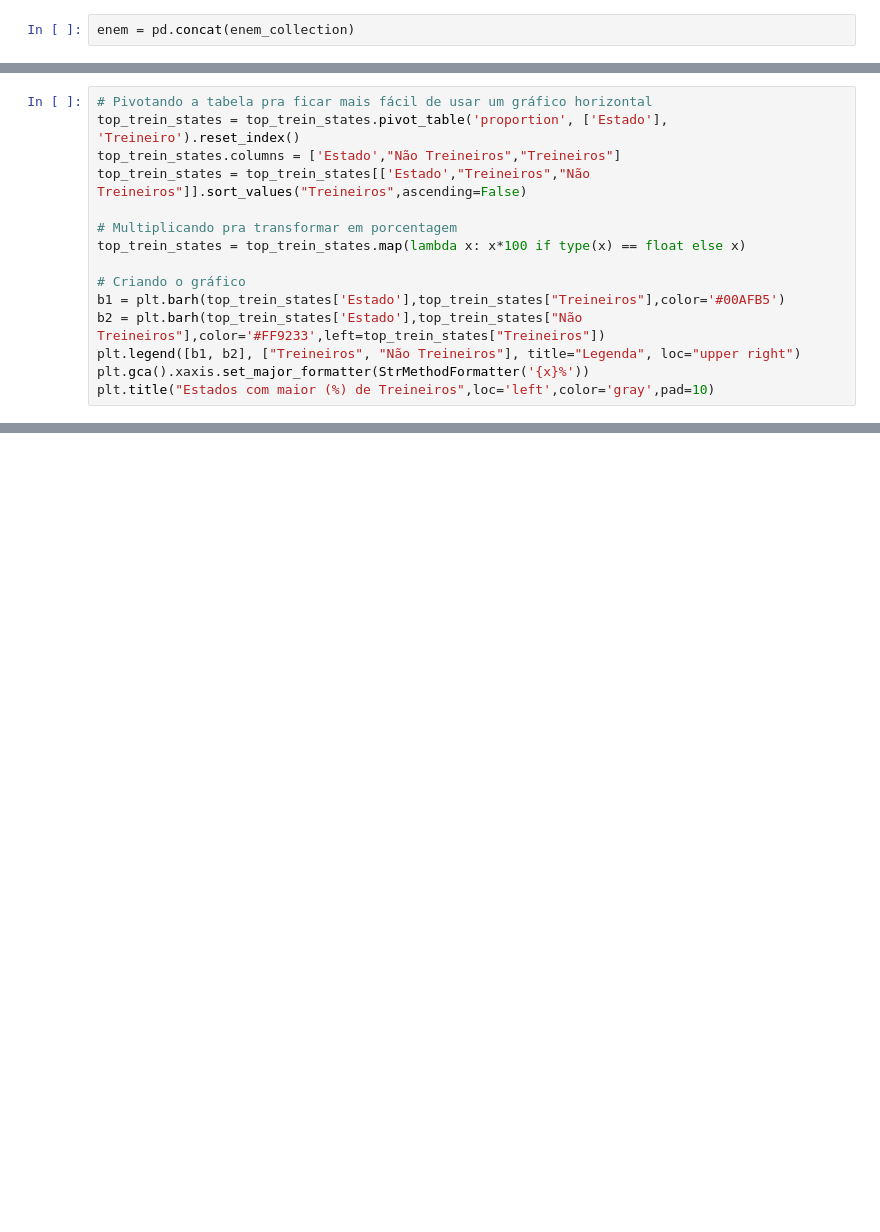
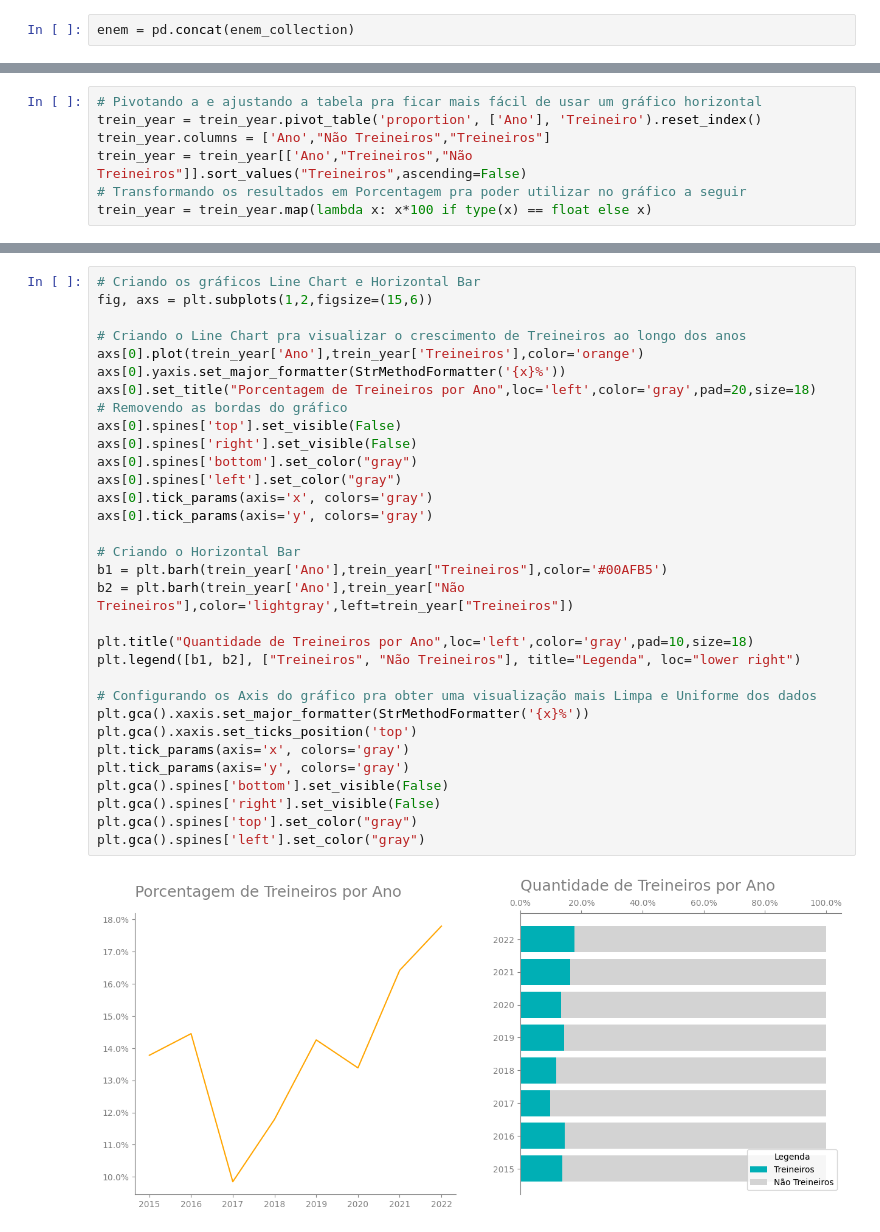
Before and after one commit to LiamFer/ENEM-Analysis, a Jupyter notebook: main_analysis.ipynb, the cells around one changed output, grey strips where cells are left out. Cells and saved outputs as stored; diff of their text form; blank space fills up the shorter version.

```diff
--- a/main_analysis.ipynb
+++ b/main_analysis.ipynb
@@ -181,15 +182,7 @@ top_trein_states = trein_state.loc[trein_state['Estado'].isin(top_trein_states)]
 # %%
-# Pivotando a tabela pra ficar mais fácil de usar um gráfico horizontal
-top_trein_states = top_trein_states.pivot_table('proportion', ['Estado'], 'Treineiro').reset_index()
-top_trein_states.columns = ['Estado',"Não Treineiros","Treineiros"]
-top_trein_states = top_trein_states[['Estado',"Treineiros","Não Treineiros"]].sort_values("Treineiros",ascending=False)
-
-# Multiplicando pra transformar em porcentagem
-top_trein_states = top_trein_states.map(lambda x: x*100 if type(x) == float else x)
-
-# Criando o gráfico
-b1 = plt.barh(top_trein_states['Estado'],top_trein_states["Treineiros"],color='#00AFB5')
-b2 = plt.barh(top_trein_states['Estado'],top_trein_states["Não Treineiros"],color='#FF9233',left=top_trein_states["Treineiros"])
-plt.legend([b1, b2], ["Treineiros", "Não Treineiros"], title="Legenda", loc="upper right")
-plt.gca().xaxis.set_major_formatter(StrMethodFormatter('{x}%'))
-plt.title("Estados com maior (%) de Treineiros",loc='left',color='gray',pad=10)
+# Pivotando a e ajustando a tabela pra ficar mais fácil de usar um gráfico horizontal
+trein_year = trein_year.pivot_table('proportion', ['Ano'], 'Treineiro').reset_index()
+trein_year.columns = ['Ano',"Não Treineiros","Treineiros"]
+trein_year = trein_year[['Ano',"Treineiros","Não Treineiros"]].sort_values("Treineiros",ascending=False)
+# Transformando os resultados em Porcentagem pra poder utilizar no gráfico a seguir
+trein_year = trein_year.map(lambda x: x*100 if type(x) == float else x)
@@ -198,0 +201,34 @@ Text(0.0, 1.0, 'Estados com maior (%) de Treineiros')
+# %%
+# Criando os gráficos Line Chart e Horizontal Bar
+fig, axs = plt.subplots(1,2,figsize=(15,6))
+
+# Criando o Line Chart pra visualizar o crescimento de Treineiros ao longo dos anos
+axs[0].plot(trein_year['Ano'],trein_year['Treineiros'],color='orange')
+axs[0].yaxis.set_major_formatter(StrMethodFormatter('{x}%'))
+axs[0].set_title("Porcentagem de Treineiros por Ano",loc='left',color='gray',pad=20,size=18)
+# Removendo as bordas do gráfico
+axs[0].spines['top'].set_visible(False)
+axs[0].spines['right'].set_visible(False)
+axs[0].spines['bottom'].set_color("gray")
+axs[0].spines['left'].set_color("gray")
+axs[0].tick_params(axis='x', colors='gray')
+axs[0].tick_params(axis='y', colors='gray')
+
+# Criando o Horizontal Bar
+b1 = plt.barh(trein_year['Ano'],trein_year["Treineiros"],color='#00AFB5')
+b2 = plt.barh(trein_year['Ano'],trein_year["Não Treineiros"],color='lightgray',left=trein_year["Treineiros"])
+
+plt.title("Quantidade de Treineiros por Ano",loc='left',color='gray',pad=10,size=18)
+plt.legend([b1, b2], ["Treineiros", "Não Treineiros"], title="Legenda", loc="lower right")
+
+# Configurando os Axis do gráfico pra obter uma visualização mais Limpa e Uniforme dos dados
+plt.gca().xaxis.set_major_formatter(StrMethodFormatter('{x}%'))
+plt.gca().xaxis.set_ticks_position('top')
+plt.tick_params(axis='x', colors='gray')
+plt.tick_params(axis='y', colors='gray')
+plt.gca().spines['bottom'].set_visible(False)
+plt.gca().spines['right'].set_visible(False)
+plt.gca().spines['top'].set_color("gray")
+plt.gca().spines['left'].set_color("gray")
+# %% [output]
+[figure, added]
```
Also changed, not shown: parts of 8 cells of this notebook, 1 other file.
